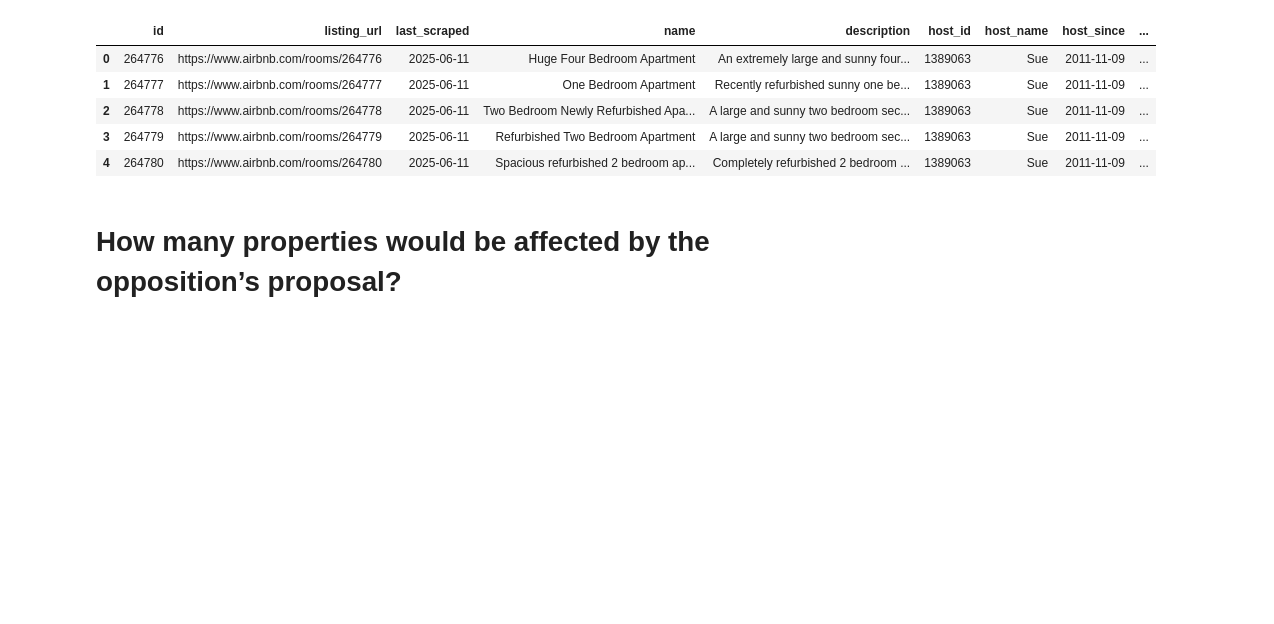
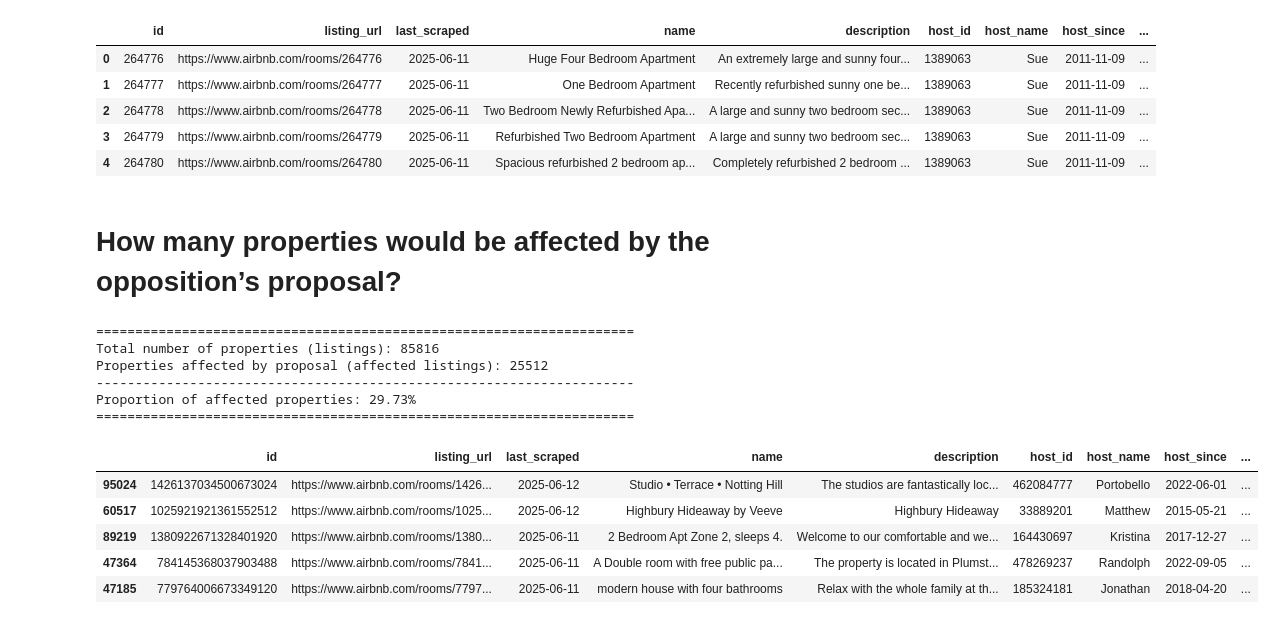
Before and after one commit to zhengpei-xu/CASA0013_Groupwork, a Jupyter notebook: 02_Code/Counting_Landlords.ipynb, the cells around one changed output. Saved outputs shown, nothing was run; the diff lists cells and outputs as text; code cells hidden in the pictures; blank space fills up the shorter version.

```diff
--- a/02_Code/Counting_Landlords.ipynb
+++ b/02_Code/Counting_Landlords.ipynb
@@ -606,0 +670,18 @@ listings_with_boro.head(5)
+# %%
+counting_listings(Multi_listing_Hosts&Commerical_Hosts)
+# %% [output]
+=====================================================================
+Total number of properties (listings): 85816
+Properties affected by proposal (affected listings): 25512
+---------------------------------------------------------------------
+Proportion of affected properties: 29.73%
+=====================================================================
+# %%
+df[Multi_listing_Hosts&Commerical_Hosts].sample(5, random_state = 5)
+# %% [output]
+|  | id | listing_url | last_scraped | name | description | host_id | host_name | host_since | ... |
+| 95024 | 1426137034500673024 | https://www.airbnb.com/rooms/1426... | 2025-06-12 | Studio • Terrace • Notting Hill | The studios are fantastically loc... | 462084777 | Portobello | 2022-06-01 | ... |
+| 60517 | 1025921921361552512 | https://www.airbnb.com/rooms/1025... | 2025-06-12 | Highbury Hideaway by Veeve | Highbury Hideaway | 33889201 | Matthew | 2015-05-21 | ... |
+| 89219 | 1380922671328401920 | https://www.airbnb.com/rooms/1380... | 2025-06-11 | 2 Bedroom Apt Zone 2, sleeps 4. | Welcome to our comfortable and we... | 164430697 | Kristina | 2017-12-27 | ... |
+| 47364 | 784145368037903488 | https://www.airbnb.com/rooms/7841... | 2025-06-11 | A Double room with free public pa... | The property is located in Plumst... | 478269237 | Randolph | 2022-09-05 | ... |
+| 47185 | 779764006673349120 | https://www.airbnb.com/rooms/7797... | 2025-06-11 | modern house with four bathrooms | Relax with the whole family at th... | 185324181 | Jonathan | 2018-04-20 | ... |
```
Also changed, not shown: parts of 6 cells of this notebook, 1 other file.
